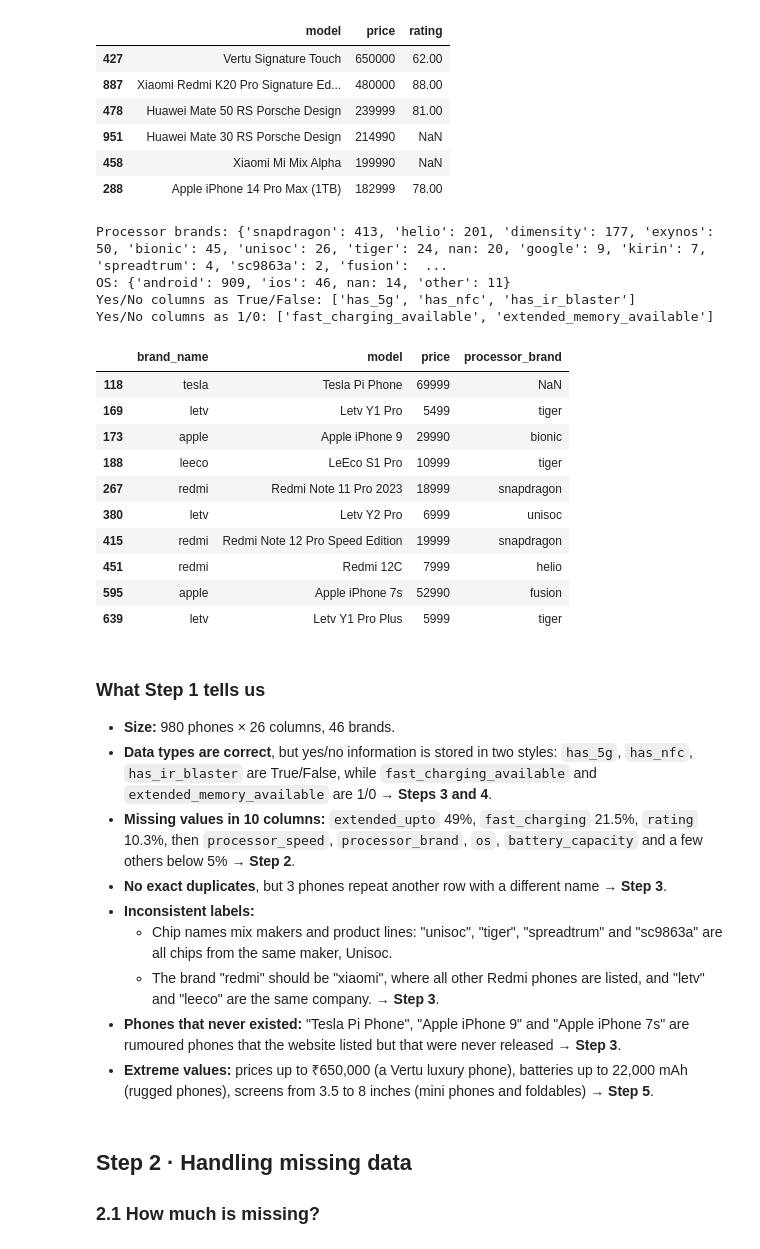
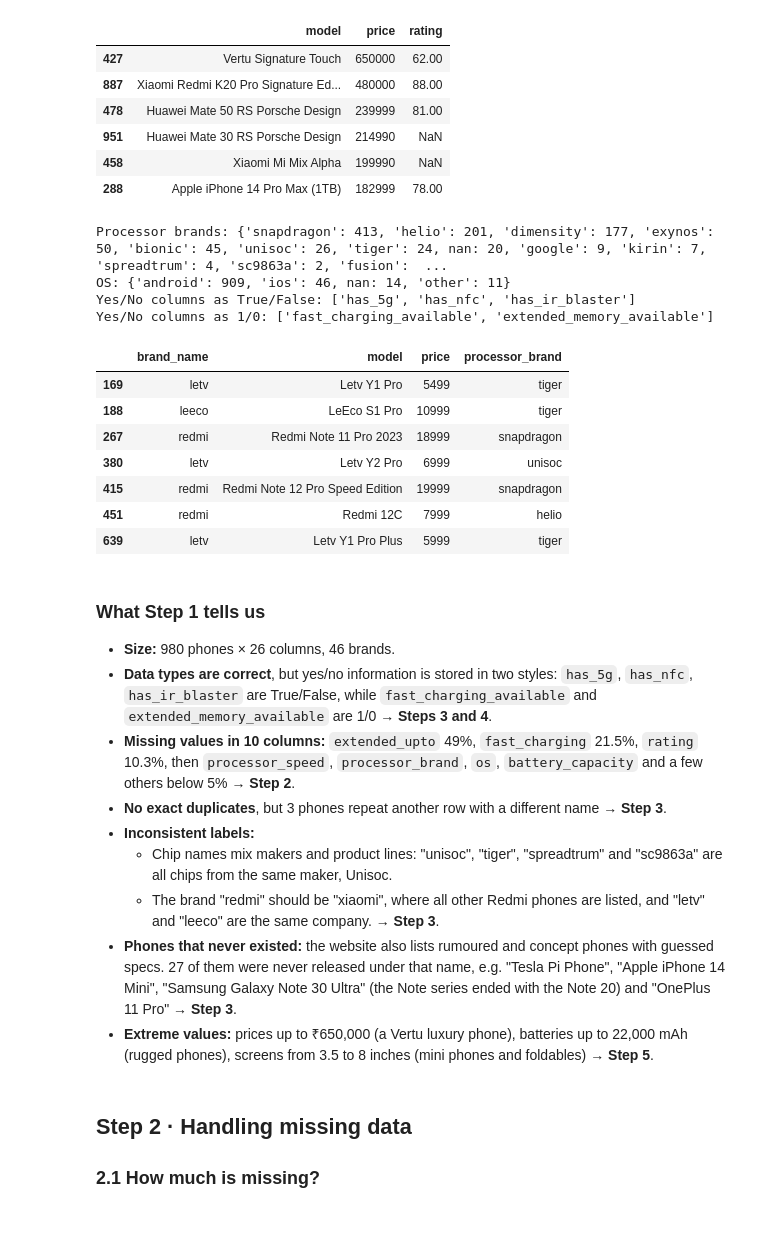
Before and after one commit to alexklep04-bit/smartphone-market-analysis, a Jupyter notebook: Task1_Preprocessing_EDA.ipynb, the cells around one changed output. Cells and saved outputs as stored; diff of their text form; code cells hidden in the pictures.

```diff
--- a/Task1_Preprocessing_EDA.ipynb
+++ b/Task1_Preprocessing_EDA.ipynb
@@ -207,24 +207,21 @@ raw.nlargest(6, "price")[["model", "price", "rating"]]          # the most expen
 # %%
 print("Processor brands:", raw.processor_brand.value_counts(dropna=False).to_dict())
 print("OS:", raw.os.value_counts(dropna=False).to_dict())
 print("Yes/No columns as True/False:", raw.select_dtypes("bool").columns.tolist())
 print("Yes/No columns as 1/0:", ["fast_charging_available", "extended_memory_available"])
-raw[raw.brand_name.isin(["redmi", "letv", "leeco"]) | raw.model.isin(["Tesla Pi Phone", "Apple iPhone 9", "Apple iPhone 7s"])][["brand_name", "model", "price", "processor_brand"]]
+raw[raw.brand_name.isin(["redmi", "letv", "leeco"])][["brand_name", "model", "price", "processor_brand"]]
 # %% [output]
 Processor brands: {'snapdragon': 413, 'helio': 201, 'dimensity': 177, 'exynos': 50, 'bionic': 45, 'unisoc': 26, 'tiger': 24, nan: 20, 'google': 9, 'kirin': 7, 'spreadtrum': 4, 'sc9863a': 2, 'fusion':  ...
 OS: {'android': 909, 'ios': 46, nan: 14, 'other': 11}
 Yes/No columns as True/False: ['has_5g', 'has_nfc', 'has_ir_blaster']
 Yes/No columns as 1/0: ['fast_charging_available', 'extended_memory_available']
 |  | brand_name | model | price | processor_brand |
-| 118 | tesla | Tesla Pi Phone | 69999 | NaN |
 | 169 | letv | Letv Y1 Pro | 5499 | tiger |
-| 173 | apple | Apple iPhone 9 | 29990 | bionic |
 | 188 | leeco | LeEco S1 Pro | 10999 | tiger |
 | 267 | redmi | Redmi Note 11 Pro 2023 | 18999 | snapdragon |
 | 380 | letv | Letv Y2 Pro | 6999 | unisoc |
 | 415 | redmi | Redmi Note 12 Pro Speed Edition | 19999 | snapdragon |
 | 451 | redmi | Redmi 12C | 7999 | helio |
-| 595 | apple | Apple iPhone 7s | 52990 | fusion |
 | 639 | letv | Letv Y1 Pro Plus | 5999 | tiger |
 # %% [markdown]
 ### What Step 1 tells us
@@ -236,7 +233,7 @@ Yes/No columns as 1/0: ['fast_charging_available', 'extended_memory_available']
   - Chip names mix makers and product lines: "unisoc", "tiger", "spreadtrum" and "sc9863a" are all chips from the same maker, Unisoc.
   - The brand "redmi" should be "xiaomi", where all other Redmi phones are listed, and "letv" and "leeco" are the same company.
   → **Step 3**.
-- **Phones that never existed:** "Tesla Pi Phone", "Apple iPhone 9" and "Apple iPhone 7s" are rumoured phones that the website listed but that were never released → **Step 3**.
+- **Phones that never existed:** the website also lists rumoured and concept phones with guessed specs. 27 of them were never released under that name, e.g. "Tesla Pi Phone", "Apple iPhone 14 Mini", "Samsung Galaxy Note 30 Ultra" (the Note series ended with the Note 20) and "OnePlus 11 Pro" → **Step 3**.
 - **Extreme values:** prices up to ₹650,000 (a Vertu luxury phone), batteries up to 22,000 mAh (rugged phones), screens from 3.5 to 8 inches (mini phones and foldables) → **Step 5**.
 # %% [markdown]
 ## Step 2 · Handling missing data
```
Also changed, not shown: parts of 31 cells of this notebook, 12 other files.
